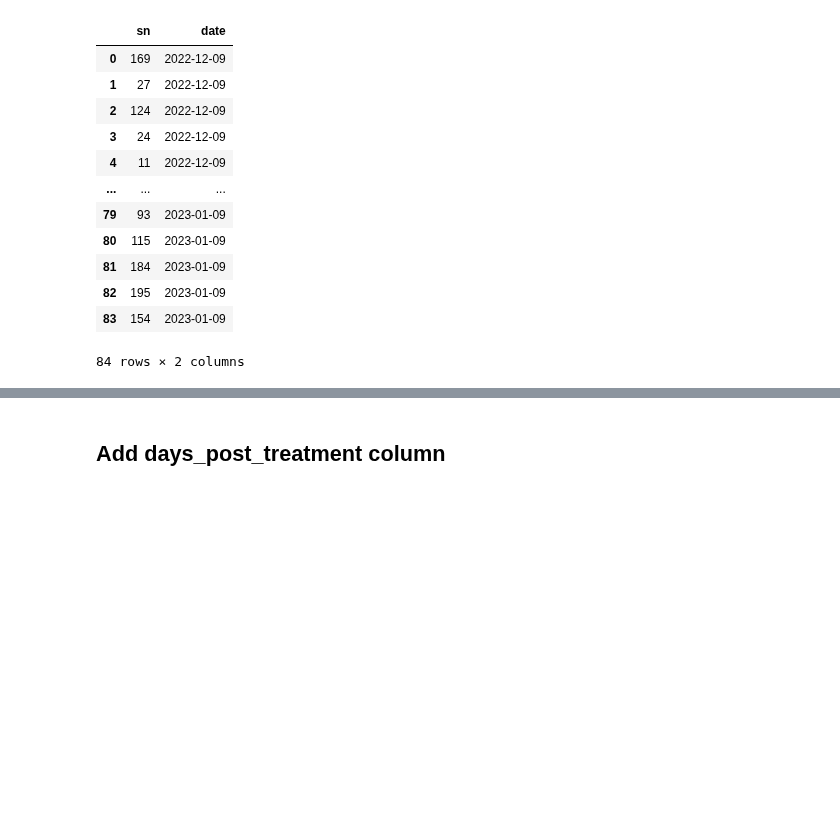
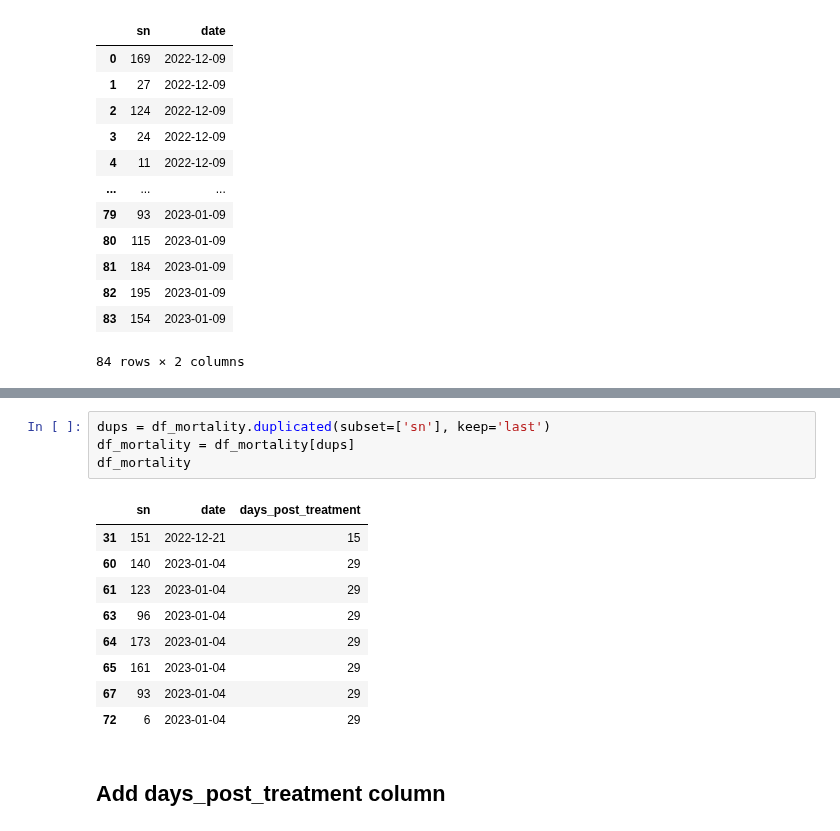
Before and after one commit to aubreymoore/palau-guts-experiment, a Jupyter notebook: newt.ipynb, the cells around one changed output, grey strips where cells are left out. Drawn from its saved outputs; the diff is of its cells as text; blank space fills up the shorter version.

```diff
--- a/newt.ipynb
+++ b/newt.ipynb
@@ -90,3 +90,17 @@ df_dups
+# %%
+dups = df_mortality.duplicated(subset=['sn'], keep='last')
+df_mortality = df_mortality[dups]
+df_mortality
+# %% [output]
+|  | sn | date | days_post_treatment |
+| 31 | 151 | 2022-12-21 | 15 |
+| 60 | 140 | 2023-01-04 | 29 |
+| 61 | 123 | 2023-01-04 | 29 |
+| 63 | 96 | 2023-01-04 | 29 |
+| 64 | 173 | 2023-01-04 | 29 |
+| 65 | 161 | 2023-01-04 | 29 |
+| 67 | 93 | 2023-01-04 | 29 |
+| 72 | 6 | 2023-01-04 | 29 |
 # %% [markdown]
 ## Add days_post_treatment column
 # %%
```
Also changed, not shown: parts of 2 cells of this notebook.
